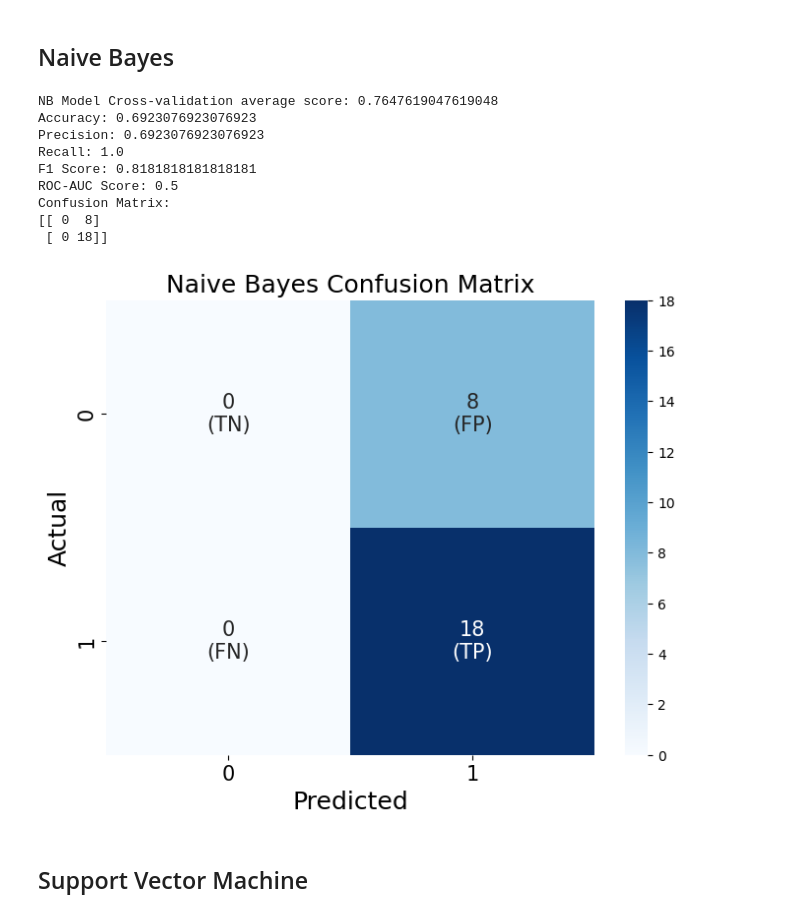
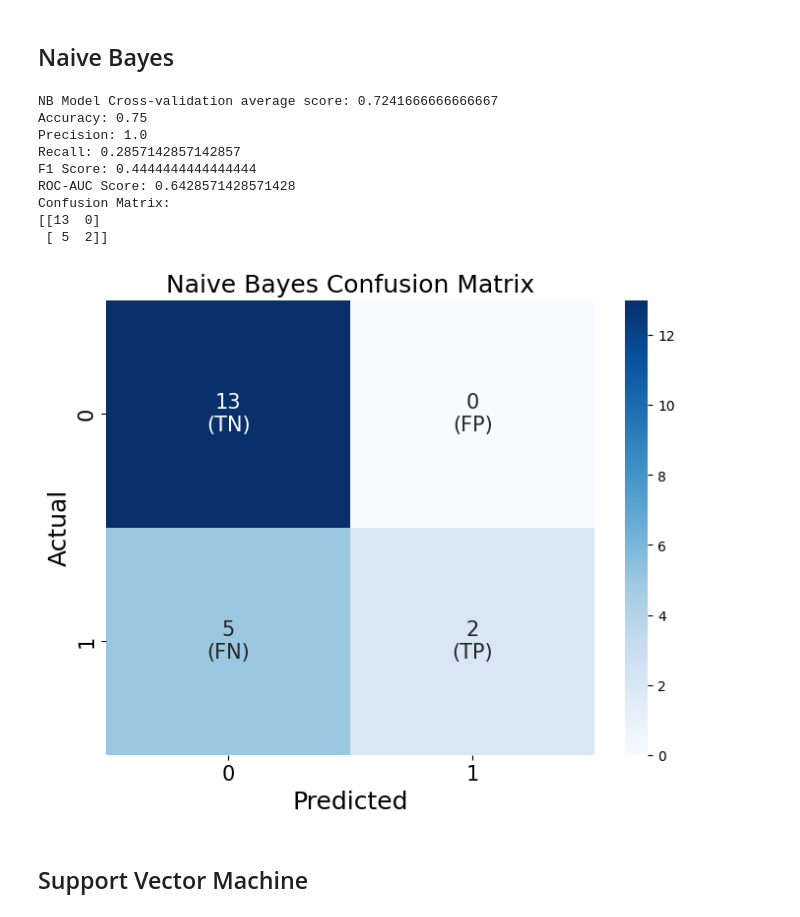
Before and after one commit to sas062/beng203_breast_cancer_recurrence_classifier, a Jupyter notebook: recurrence_classifier.ipynb, the cells around one changed output. Cells and saved outputs as stored; diff of their text form; code cells hidden in the pictures.

Commit message:
recurrence classifier

```diff
--- a/recurrence_classifier.ipynb
+++ b/recurrence_classifier.ipynb
@@ -13,20 +15,7 @@ from sklearn.metrics import *
 # %%
-pnas_normal_readcounts = pd.read_csv('data/reads/pnas_normal_tpm.txt', sep='\t')
-pnas_readcounts_96 = pd.read_csv('data/reads/pnas_tpm_96_nodup.txt', sep='\t', header=None)
+recurrence_data = load_recurrence_data()
+data = recurrence_data["data"]
 
-pnas_readcounts_96 = pnas_readcounts_96.set_index(pnas_readcounts_96.columns[0])
-
-print(pnas_normal_readcounts.shape)
-print(pnas_readcounts_96.shape)
-
-n_normal = pnas_normal_readcounts.shape[1]
-n_cancer = pnas_readcounts_96.shape[1]
-
-data = pd.concat([pnas_normal_readcounts, pnas_readcounts_96], axis=1).T
-
-print(len(data), n_normal + n_cancer)
-
-data["cancer_status"] = [0] * n_normal + [1] * n_cancer
-
-print(data)
-print(data.shape)
+X = data.drop(columns=["recurrence_status", "poiseid"])
+y = data["recurrence_status"]
+groups = data["poiseid"]
@@ -64,10 +22,8 @@ print(filtered_data.shape)
 # %% [markdown]
 # Whole Dataset
 # %%
-scaler = MinMaxScaler()
-X = filtered_data.drop(columns=["cancer_status"])
-y = filtered_data["cancer_status"]
-X_scaled = scaler.fit_transform(X)
+# scaler = MinMaxScaler()
+# X_scaled = scaler.fit_transform(X)
 # %% [markdown]
 ## Logistic Regression
 # %%
@@ -193,9 +168,12 @@ Confusion Matrix:
 # %% [markdown]
 ## Naive Bayes
 # %%
-X_train, X_test, y_train, y_test = train_test_split(X_scaled, y, test_size=0.20, random_state=42)
+X_train, X_test, y_train, y_test = train_test_split(X, y, test_size=0.20, random_state=42)
 
-NB_Model = GaussianNB()
+NB_Model = Pipeline([
+    ('scaler', MinMaxScaler()),
+    ('classifier', GaussianNB())
+])
 
 NB_cross_scores = cross_val_score(NB_Model, X_train, y_train, cv=5)
 print(f'NB Model Cross-validation average score: {NB_cross_scores.mean()}')
@@ -215,42 +193,42 @@ NB_f1 = f1_score(y_test, y_pred)
 NB_roc_auc = roc_auc_score(y_test, y_pred_proba)
 NB_conf_matrix = confusion_matrix(y_test, y_pred)
 
 print(f'Accuracy: {NB_accuracy}')
 print(f'Precision: {NB_precision}')
 print(f'Recall: {NB_recall}')
 print(f'F1 Score: {NB_f1}')
 print(f'ROC-AUC Score: {NB_roc_auc}')
 print(f'Confusion Matrix:\n{NB_conf_matrix}')
 
 labels = np.array([["TN", "FP"],
                    ["FN", "TP"]])
 annot_matrix = np.array([[f"{NB_conf_matrix[i, j]}\n({labels[i, j]})"
                               for j in range(NB_conf_matrix.shape[1])]
                               for i in range(NB_conf_matrix.shape[0])])
 
 value, counts = np.unique(y_test, return_counts=True)
 max_counts = max(counts)
 
 # Plot using seaborn
 plt.figure(figsize=(8, 6))
 sns.heatmap(NB_conf_matrix, annot=annot_matrix, cmap="Blues", fmt="", annot_kws={"size": 15}, vmin=0, vmax=max_counts)
 plt.title("Naive Bayes Confusion Matrix", fontsize=18)
 plt.ylabel("Actual", fontsize=18)
 plt.xlabel("Predicted", fontsize=18)
 plt.xticks(fontsize=15)
 plt.yticks(fontsize=15)
 plt.show()
 # %% [output]
-NB Model Cross-validation average score: 0.7647619047619048
-Accuracy: 0.6923076923076923
-Precision: 0.6923076923076923
-Recall: 1.0
-F1 Score: 0.8181818181818181
-ROC-AUC Score: 0.5
+NB Model Cross-validation average score: 0.7241666666666667
+Accuracy: 0.75
+Precision: 1.0
+Recall: 0.2857142857142857
+F1 Score: 0.4444444444444444
+ROC-AUC Score: 0.6428571428571428
 Confusion Matrix:
-[[ 0  8]
- [ 0 18]]
+[[13  0]
+ [ 5  2]]
-[figure, old version]
+[figure, new version]
 # %% [markdown]
 ## Support Vector Machine
 # %%
```
Also changed, not shown: parts of 7 cells of this notebook, 1 other file.
